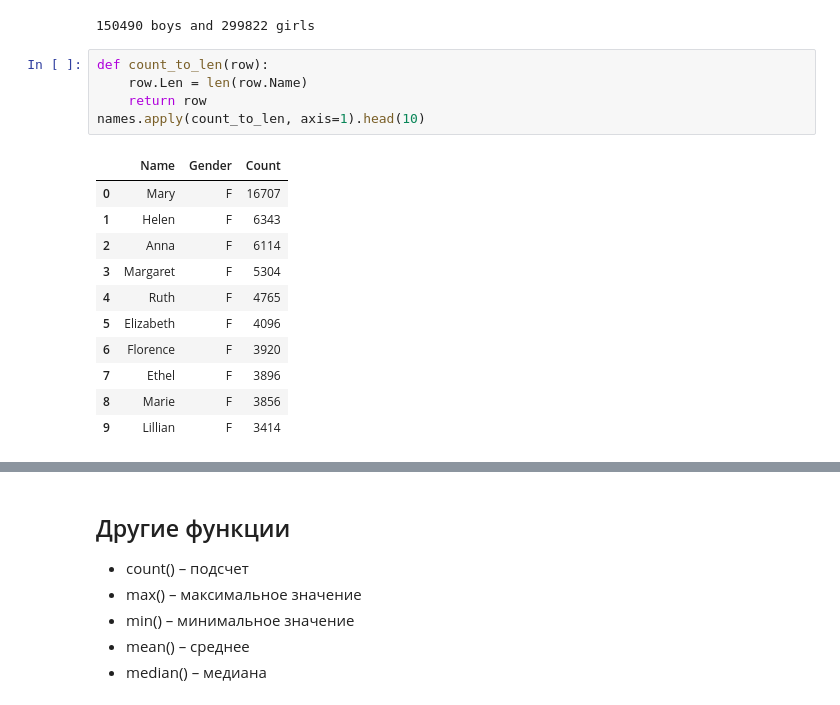
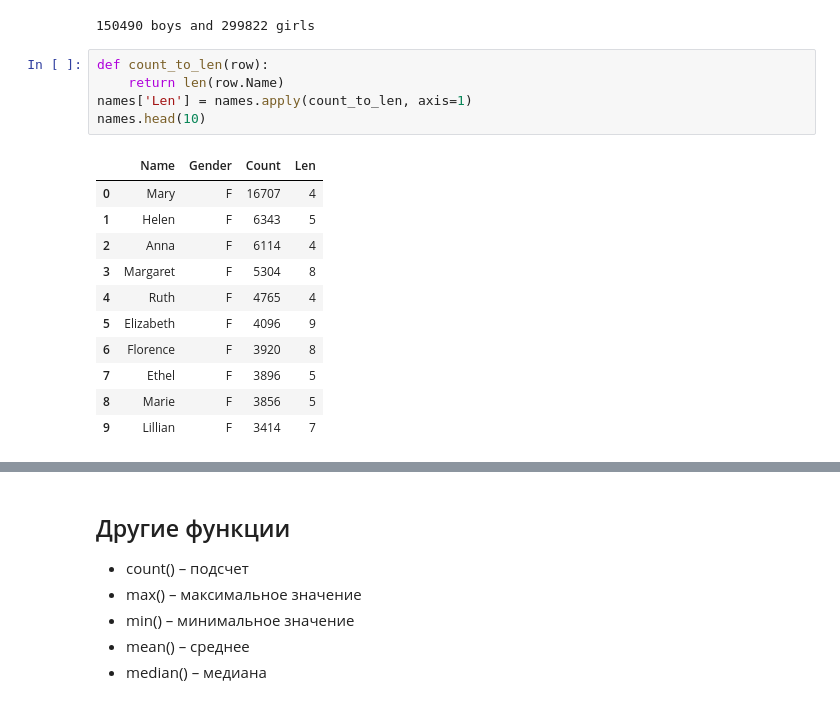
Before and after one commit to netology-code/pythoncourse, a Jupyter notebook: 4_1_Common.ipynb, the cells around one changed output, grey strips where cells are left out. Drawn from its saved outputs; the diff is of its cells as text.

```diff
--- a/4_1_Common.ipynb
+++ b/4_1_Common.ipynb
@@ -201,18 +255,18 @@ print("{} boys and {} girls".format(
 150490 boys and 299822 girls
 # %%
 def count_to_len(row):
-    row.Len = len(row.Name)
-    return row
-names.apply(count_to_len, axis=1).head(10)
+    return len(row.Name)
+names['Len'] = names.apply(count_to_len, axis=1)
+names.head(10)
 # %% [output]
-|  | Name | Gender | Count |
-| 0 | Mary | F | 16707 |
-| 1 | Helen | F | 6343 |
-| 2 | Anna | F | 6114 |
-| 3 | Margaret | F | 5304 |
-| 4 | Ruth | F | 4765 |
-| 5 | Elizabeth | F | 4096 |
-| 6 | Florence | F | 3920 |
-| 7 | Ethel | F | 3896 |
-| 8 | Marie | F | 3856 |
-| 9 | Lillian | F | 3414 |
+|  | Name | Gender | Count | Len |
+| 0 | Mary | F | 16707 | 4 |
+| 1 | Helen | F | 6343 | 5 |
+| 2 | Anna | F | 6114 | 4 |
+| 3 | Margaret | F | 5304 | 8 |
+| 4 | Ruth | F | 4765 | 4 |
+| 5 | Elizabeth | F | 4096 | 9 |
+| 6 | Florence | F | 3920 | 8 |
+| 7 | Ethel | F | 3896 | 5 |
+| 8 | Marie | F | 3856 | 5 |
+| 9 | Lillian | F | 3414 | 7 |
```
Also changed, not shown: parts of 23 cells of this notebook.
